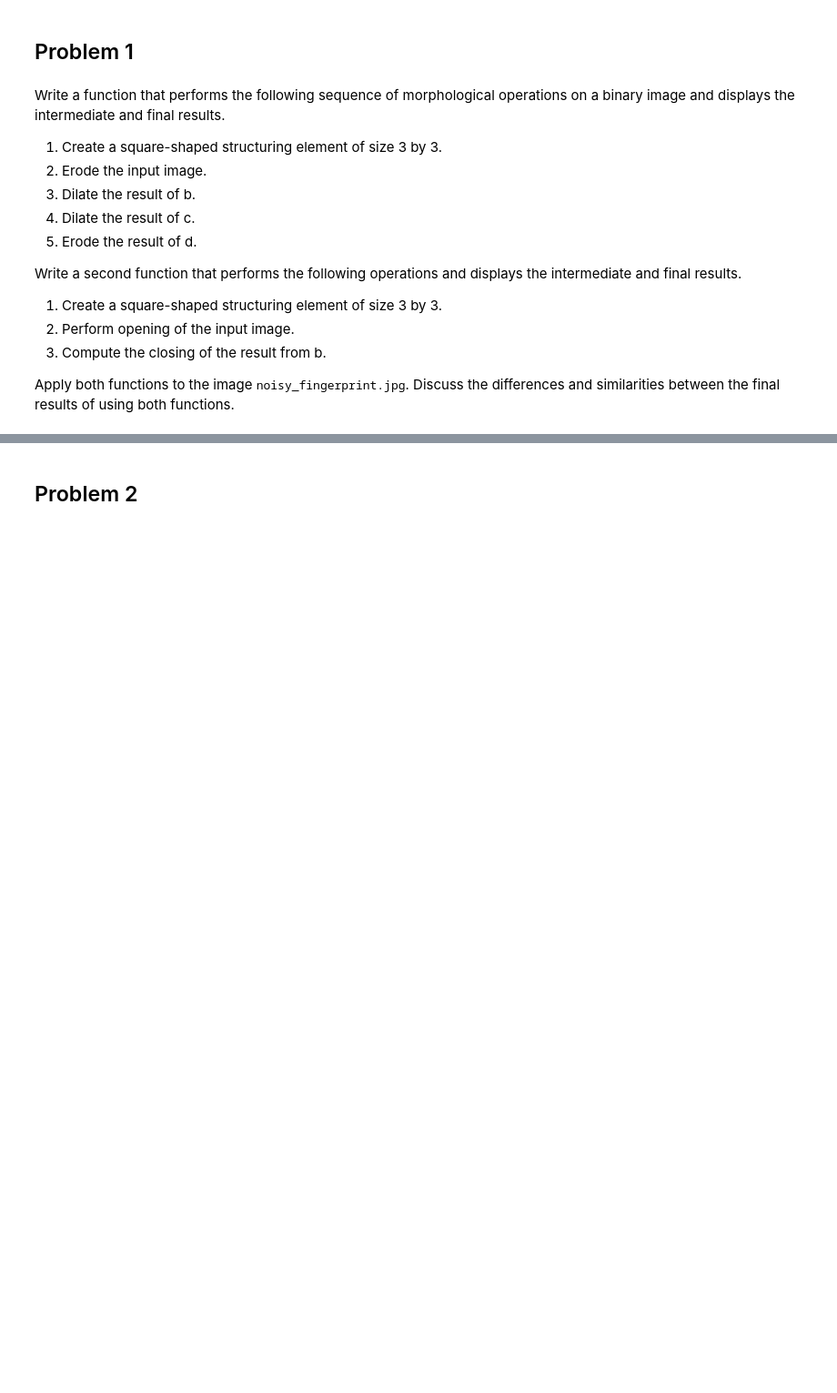
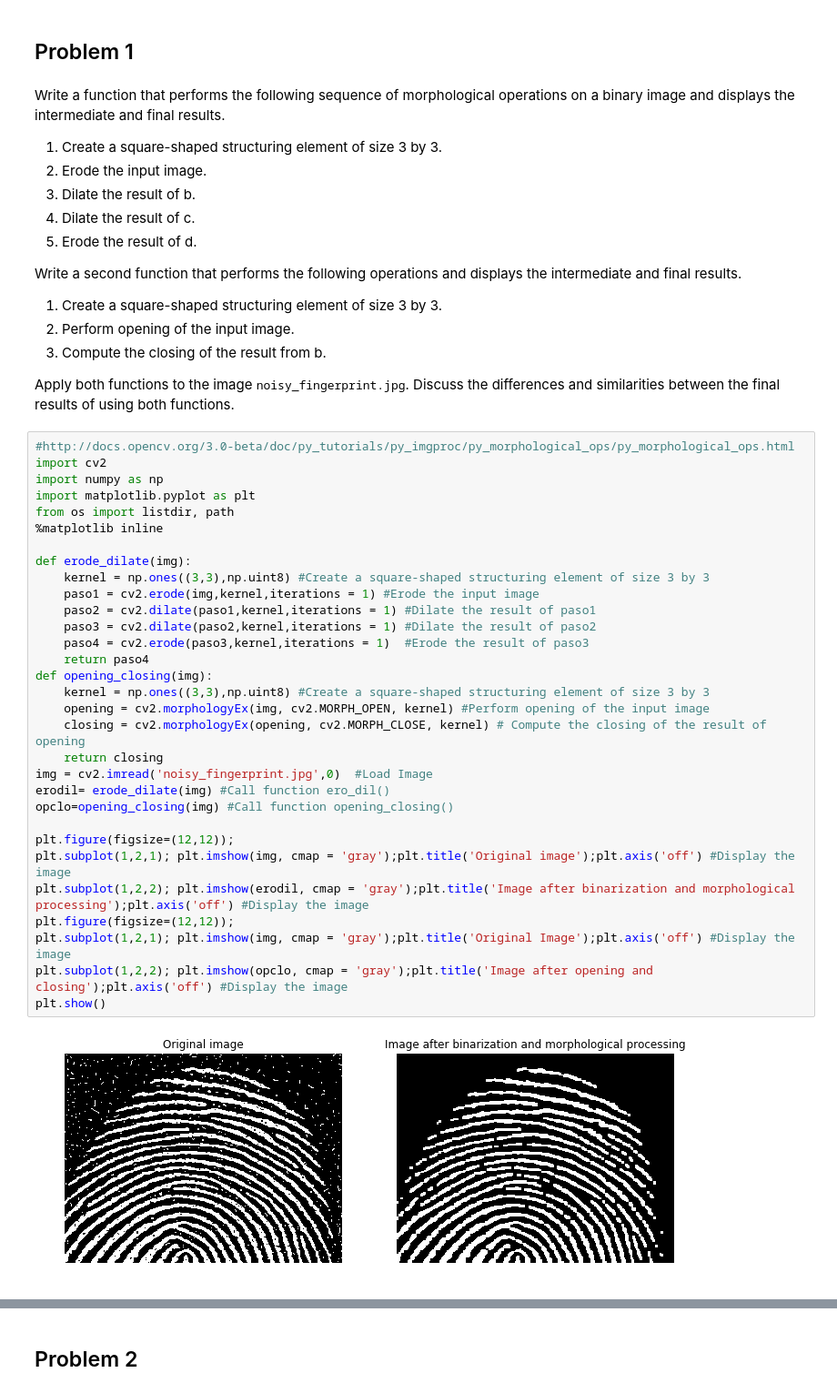
Before and after one commit to luisdavidd/imageprocessing_set4, a Jupyter notebook: problem_set_4.ipynb, the cells around one changed output, grey strips where cells are left out. Shown at 91% size. Drawn from its saved outputs; the diff is of its cells as text; blank space fills up the shorter version.

```diff
--- a/problem_set_4.ipynb
+++ b/problem_set_4.ipynb
@@ -26,3 +26,36 @@ Write a second function that performs the following operations and displays the
 3. Compute the closing of the result from b.
 
 Apply both functions to the image <tt>noisy_fingerprint.jpg</tt>. Discuss the differences and similarities between the final results of using both functions.
+# %%
+#http://docs.opencv.org/3.0-beta/doc/py_tutorials/py_imgproc/py_morphological_ops/py_morphological_ops.html
+import cv2
+import numpy as np
+import matplotlib.pyplot as plt
+from os import listdir, path
+%matplotlib inline
+
+def erode_dilate(img):
+    kernel = np.ones((3,3),np.uint8) #Create a square-shaped structuring element of size 3 by 3
+    paso1 = cv2.erode(img,kernel,iterations = 1) #Erode the input image
+    paso2 = cv2.dilate(paso1,kernel,iterations = 1) #Dilate the result of paso1
+    paso3 = cv2.dilate(paso2,kernel,iterations = 1) #Dilate the result of paso2
+    paso4 = cv2.erode(paso3,kernel,iterations = 1)  #Erode the result of paso3
+    return paso4
+def opening_closing(img):
+    kernel = np.ones((3,3),np.uint8) #Create a square-shaped structuring element of size 3 by 3
+    opening = cv2.morphologyEx(img, cv2.MORPH_OPEN, kernel) #Perform opening of the input image
+    closing = cv2.morphologyEx(opening, cv2.MORPH_CLOSE, kernel) # Compute the closing of the result of opening
+    return closing
+img = cv2.imread('noisy_fingerprint.jpg',0)  #Load Image
+erodil= erode_dilate(img) #Call function ero_dil()
+opclo=opening_closing(img) #Call function opening_closing()
+
+plt.figure(figsize=(12,12));
+plt.subplot(1,2,1); plt.imshow(img, cmap = 'gray');plt.title('Original image');plt.axis('off') #Display the image
+plt.subplot(1,2,2); plt.imshow(erodil, cmap = 'gray');plt.title('Image after binarization and morphological processing');plt.axis('off') #Display the image
+plt.figure(figsize=(12,12));
+plt.subplot(1,2,1); plt.imshow(img, cmap = 'gray');plt.title('Original Image');plt.axis('off') #Display the image
+plt.subplot(1,2,2); plt.imshow(opclo, cmap = 'gray');plt.title('Image after opening and closing');plt.axis('off') #Display the image
+plt.show()
+# %% [output]
+[figure, added]
```
Also changed, not shown: parts of 16 cells of this notebook, 9 other files.
